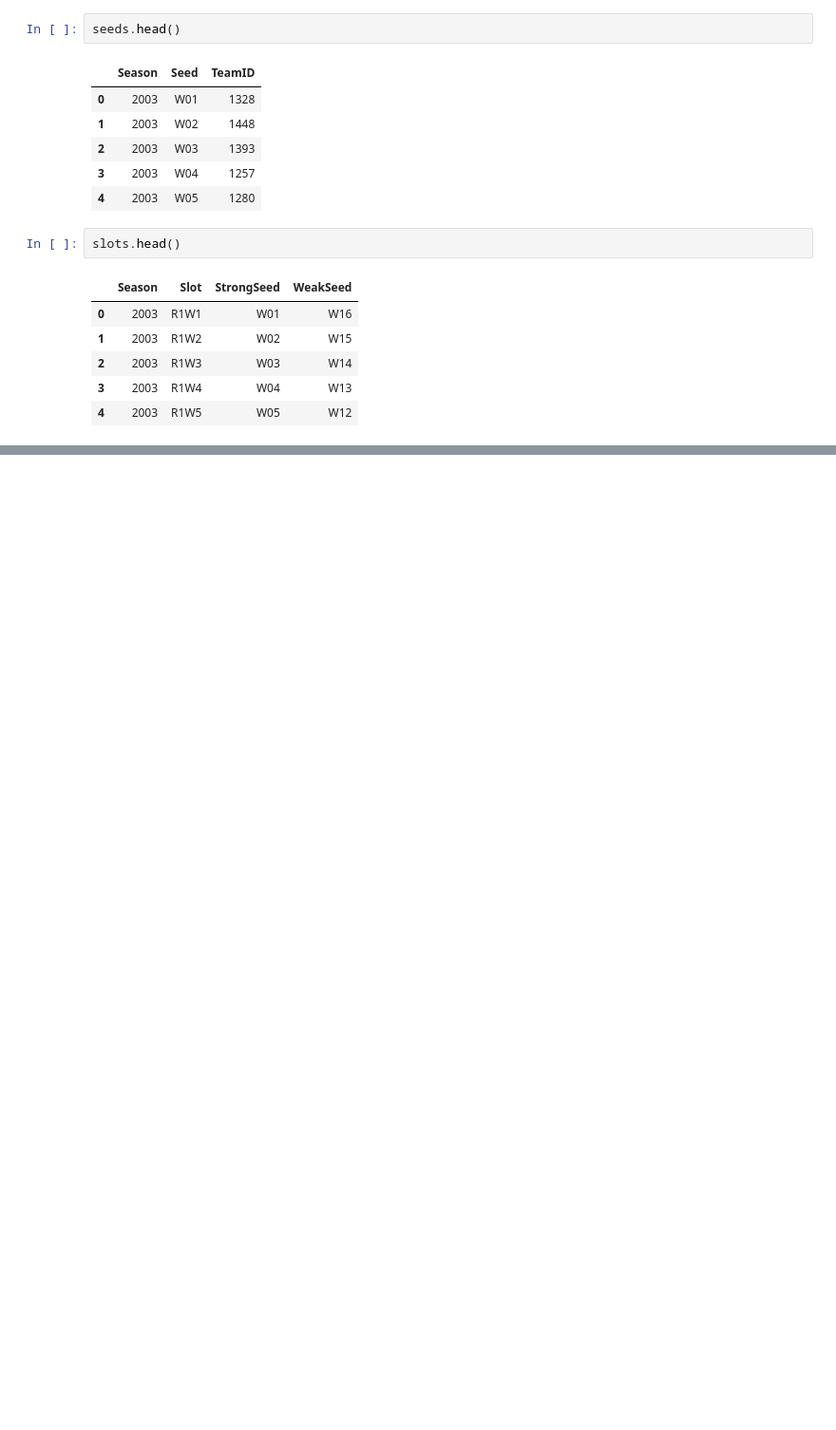
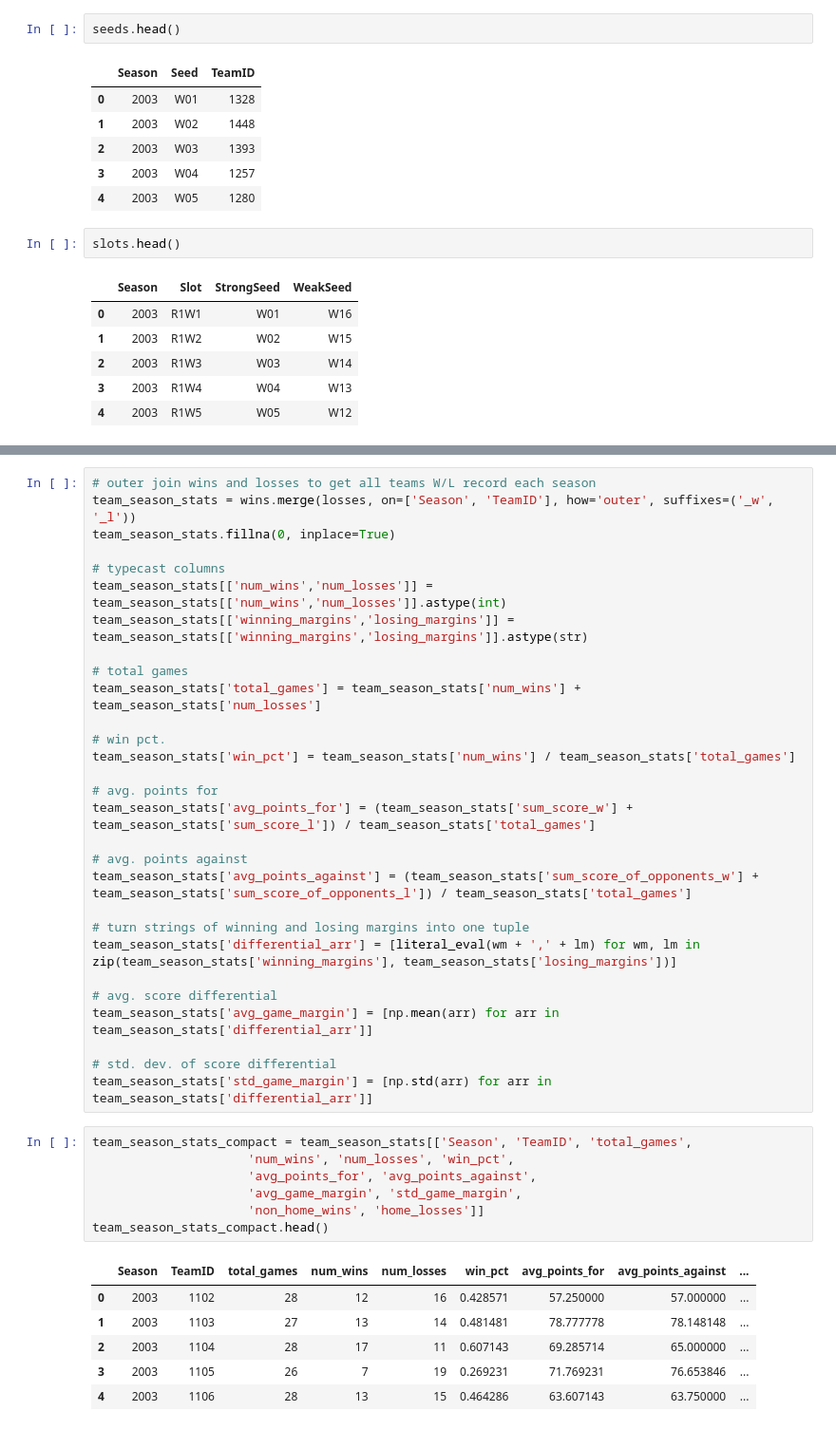
Before and after one commit to dylanfarrell/march-madness-bracket-prediction, a Jupyter notebook: basic_feature_engineering.ipynb, the cells around one changed output, grey strips where cells are left out. Shown: that part at 95% size. Cells and saved outputs as stored; diff of their text form; blank space fills up the shorter version.

```diff
--- a/basic_feature_engineering.ipynb
+++ b/basic_feature_engineering.ipynb
@@ -222,0 +160,43 @@ season_stats_basic.groupby('Season').sum()
+# %%
+# outer join wins and losses to get all teams W/L record each season
+team_season_stats = wins.merge(losses, on=['Season', 'TeamID'], how='outer', suffixes=('_w', '_l'))
+team_season_stats.fillna(0, inplace=True)
+
+# typecast columns
+team_season_stats[['num_wins','num_losses']] = team_season_stats[['num_wins','num_losses']].astype(int)
+team_season_stats[['winning_margins','losing_margins']] = team_season_stats[['winning_margins','losing_margins']].astype(str)
+
+# total games
+team_season_stats['total_games'] = team_season_stats['num_wins'] + team_season_stats['num_losses']
+
+# win pct.
+team_season_stats['win_pct'] = team_season_stats['num_wins'] / team_season_stats['total_games']
+
+# avg. points for
+team_season_stats['avg_points_for'] = (team_season_stats['sum_score_w'] + team_season_stats['sum_score_l']) / team_season_stats['total_games']
+
+# avg. points against
+team_season_stats['avg_points_against'] = (team_season_stats['sum_score_of_opponents_w'] + team_season_stats['sum_score_of_opponents_l']) / team_season_stats['total_games']
+
+# turn strings of winning and losing margins into one tuple
+team_season_stats['differential_arr'] = [literal_eval(wm + ',' + lm) for wm, lm in zip(team_season_stats['winning_margins'], team_season_stats['losing_margins'])]
+
+# avg. score differential
+team_season_stats['avg_game_margin'] = [np.mean(arr) for arr in team_season_stats['differential_arr']]
+
+# std. dev. of score differential
+team_season_stats['std_game_margin'] = [np.std(arr) for arr in team_season_stats['differential_arr']]
+# %%
+team_season_stats_compact = team_season_stats[['Season', 'TeamID', 'total_games',
+                     'num_wins', 'num_losses', 'win_pct',
+                     'avg_points_for', 'avg_points_against',
+                     'avg_game_margin', 'std_game_margin',
+                     'non_home_wins', 'home_losses']]
+team_season_stats_compact.head()
+# %% [output]
+|  | Season | TeamID | total_games | num_wins | num_losses | win_pct | avg_points_for | avg_points_against | ... |
+| 0 | 2003 | 1102 | 28 | 12 | 16 | 0.428571 | 57.250000 | 57.000000 | ... |
+| 1 | 2003 | 1103 | 27 | 13 | 14 | 0.481481 | 78.777778 | 78.148148 | ... |
+| 2 | 2003 | 1104 | 28 | 17 | 11 | 0.607143 | 69.285714 | 65.000000 | ... |
+| 3 | 2003 | 1105 | 26 | 7 | 19 | 0.269231 | 71.769231 | 76.653846 | ... |
+| 4 | 2003 | 1106 | 28 | 13 | 15 | 0.464286 | 63.607143 | 63.750000 | ... |
```
Also changed, not shown: parts of 31 cells of this notebook.
